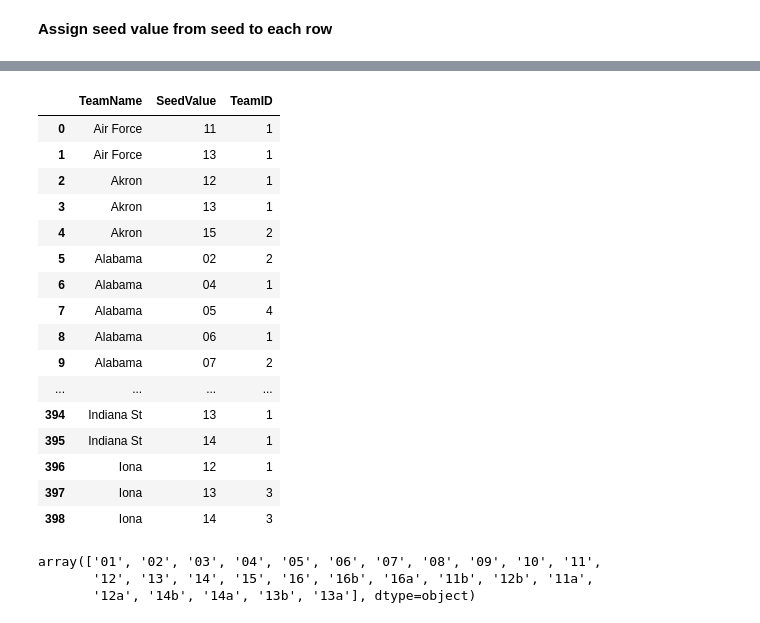
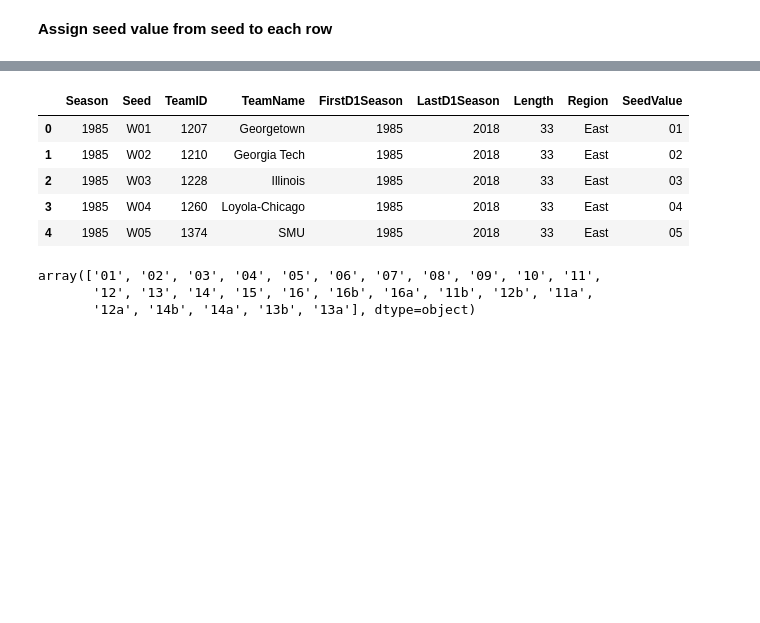
Before and after one commit to slin18/ML-Playpin, a Jupyter notebook: NCAA_ML/DataSection1.ipynb, the cells around one changed output, grey strips where cells are left out. Cells and saved outputs as stored; diff of their text form; code cells hidden in the pictures; blank space fills up the shorter version.

```diff
--- a/NCAA_ML/DataSection1.ipynb
+++ b/NCAA_ML/DataSection1.ipynb
@@ -239,20 +204,0 @@ team_history.sample(10)
-# %%
-team_history.groupby(['TeamName','SeedValue'])['TeamID'].count().reset_index()
-# %% [output]
-|  | TeamName | SeedValue | TeamID |
-| 0 | Air Force | 11 | 1 |
-| 1 | Air Force | 13 | 1 |
-| 2 | Akron | 12 | 1 |
-| 3 | Akron | 13 | 1 |
-| 4 | Akron | 15 | 2 |
-| 5 | Alabama | 02 | 2 |
-| 6 | Alabama | 04 | 1 |
-| 7 | Alabama | 05 | 4 |
-| 8 | Alabama | 06 | 1 |
-| 9 | Alabama | 07 | 2 |
-| ... | ... | ... | ... |
-| 394 | Indiana St | 13 | 1 |
-| 395 | Indiana St | 14 | 1 |
-| 396 | Iona | 12 | 1 |
-| 397 | Iona | 13 | 3 |
-| 398 | Iona | 14 | 3 |
@@ -259,3 +207,12 @@ team_history.groupby(['TeamName','SeedValue'])['TeamID'].count().reset_index()
+# %%
+team_history.head()
+# %% [output]
+|  | Season | Seed | TeamID | TeamName | FirstD1Season | LastD1Season | Length | Region | SeedValue |
+| 0 | 1985 | W01 | 1207 | Georgetown | 1985 | 2018 | 33 | East | 01 |
+| 1 | 1985 | W02 | 1210 | Georgia Tech | 1985 | 2018 | 33 | East | 02 |
+| 2 | 1985 | W03 | 1228 | Illinois | 1985 | 2018 | 33 | East | 03 |
+| 3 | 1985 | W04 | 1260 | Loyola-Chicago | 1985 | 2018 | 33 | East | 04 |
+| 4 | 1985 | W05 | 1374 | SMU | 1985 | 2018 | 33 | East | 05 |
 # %%
 team_history['SeedValue'].unique()
 # %% [output]
```
Also changed, not shown: parts of 21 cells of this notebook.
